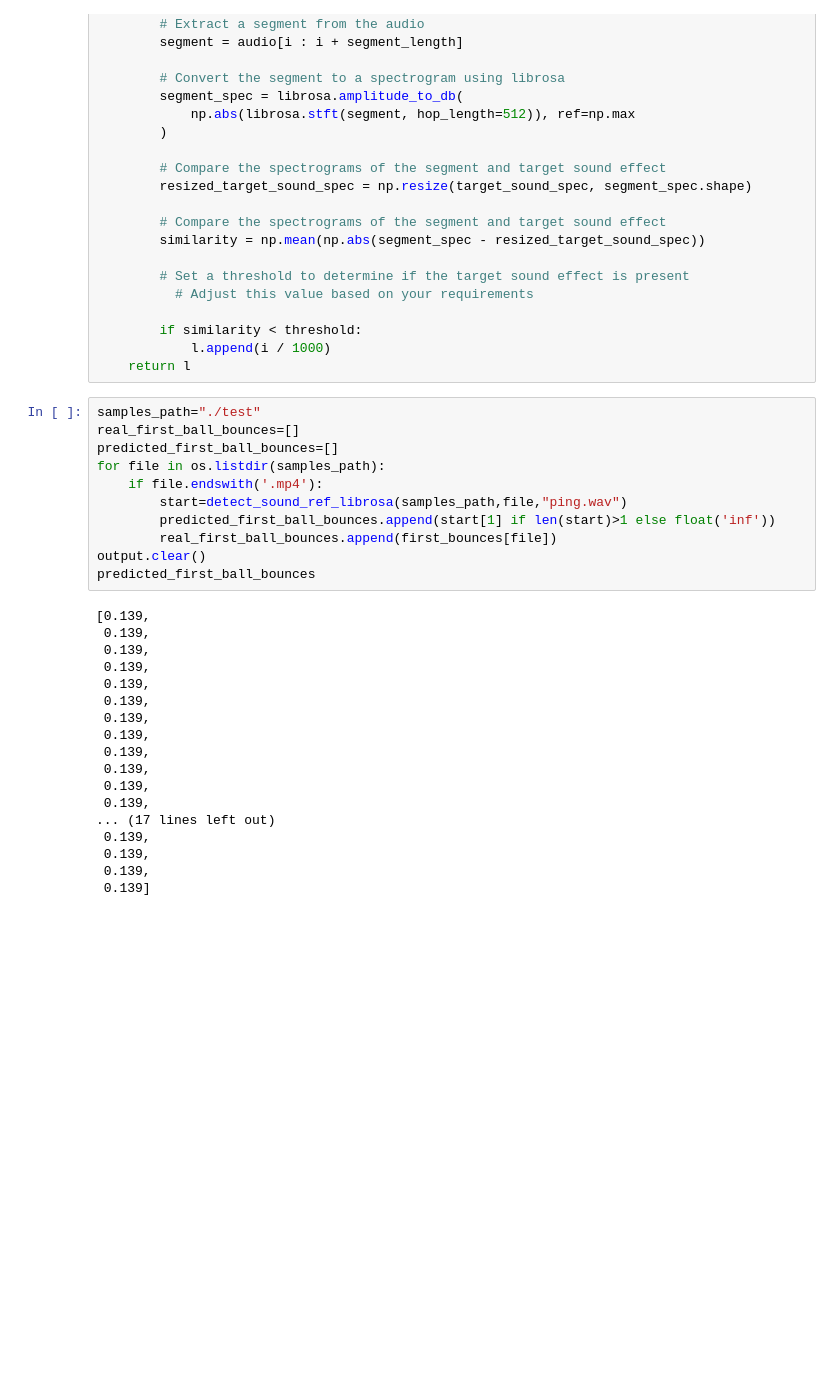
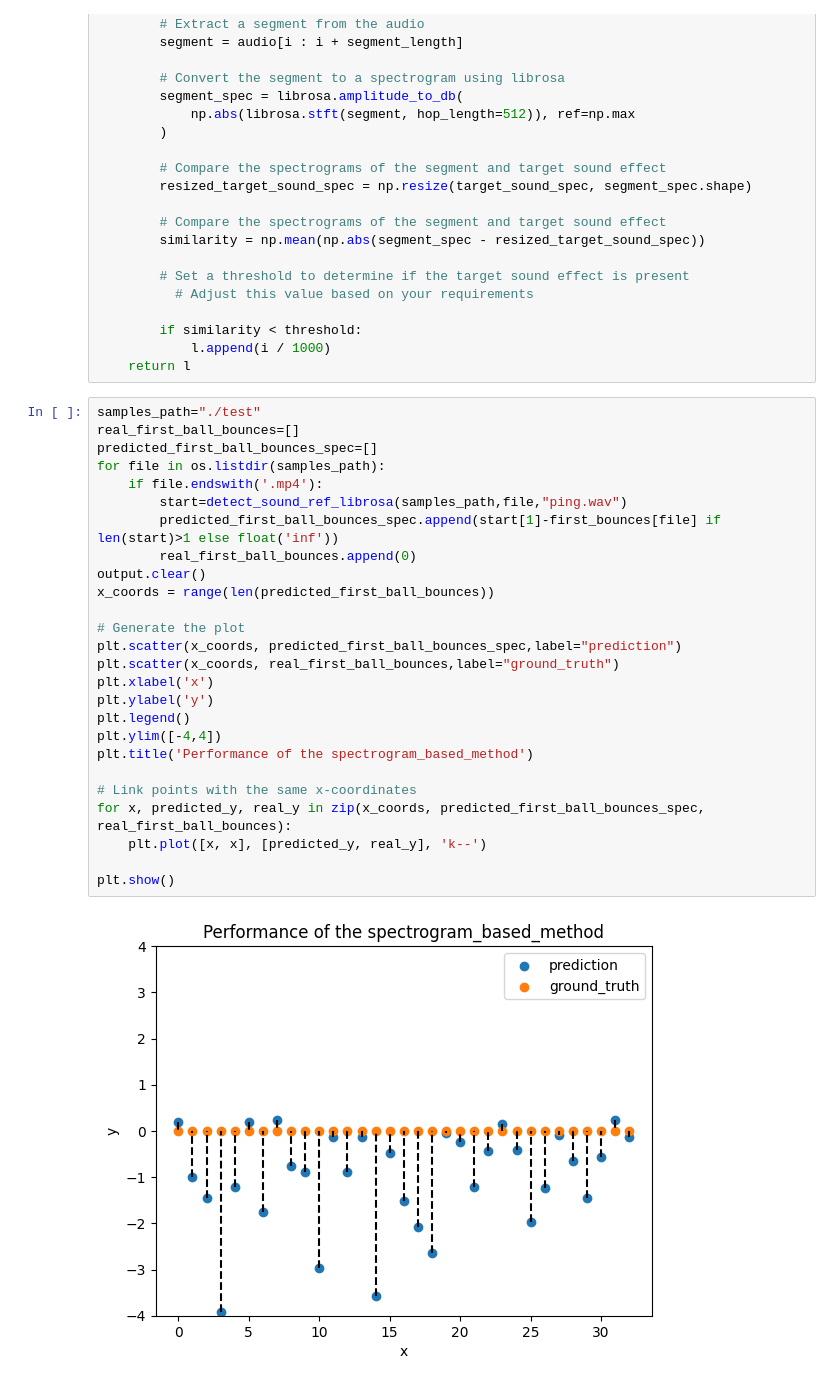
Before and after one commit to centralelyon/Sound-Detection, a Jupyter notebook: 3_Sound_detection.ipynb, the cells around one changed output. Saved outputs shown, nothing was run; the diff lists cells and outputs as text; blank space fills up the shorter version.

```diff
--- a/3_Sound_detection.ipynb
+++ b/3_Sound_detection.ipynb
@@ -304,29 +258,28 @@ def detect_sound_ref_librosa(samples_path, video_name, ref_sound_name,threshold=
 # %%
 samples_path="./test"
 real_first_ball_bounces=[]
-predicted_first_ball_bounces=[]
+predicted_first_ball_bounces_spec=[]
 for file in os.listdir(samples_path):
     if file.endswith('.mp4'):
         start=detect_sound_ref_librosa(samples_path,file,"ping.wav")
-        predicted_first_ball_bounces.append(start[1] if len(start)>1 else float('inf'))
-        real_first_ball_bounces.append(first_bounces[file])
+        predicted_first_ball_bounces_spec.append(start[1]-first_bounces[file] if len(start)>1 else float('inf'))
+        real_first_ball_bounces.append(0)
 output.clear()
-predicted_first_ball_bounces
+x_coords = range(len(predicted_first_ball_bounces))
+
+# Generate the plot
+plt.scatter(x_coords, predicted_first_ball_bounces_spec,label="prediction")
+plt.scatter(x_coords, real_first_ball_bounces,label="ground_truth")
+plt.xlabel('x')
+plt.ylabel('y')
+plt.legend()
+plt.ylim([-4,4])
+plt.title('Performance of the spectrogram_based_method')
+
+# Link points with the same x-coordinates
+for x, predicted_y, real_y in zip(x_coords, predicted_first_ball_bounces_spec, real_first_ball_bounces):
+    plt.plot([x, x], [predicted_y, real_y], 'k--')
+
+plt.show()
 # %% [output]
-[0.139,
- 0.139,
- 0.139,
- 0.139,
- 0.139,
- 0.139,
- 0.139,
- 0.139,
- 0.139,
- 0.139,
- 0.139,
- 0.139,
-... (17 lines left out)
- 0.139,
- 0.139,
- 0.139,
- 0.139]
+[figure, added]
```
Also changed, not shown: parts of 27 cells of this notebook.
